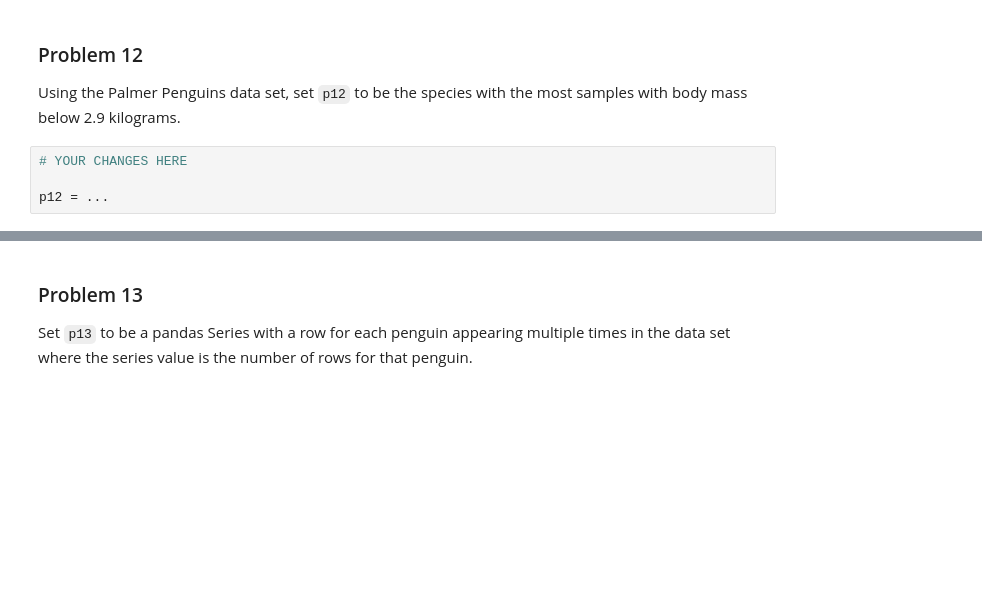
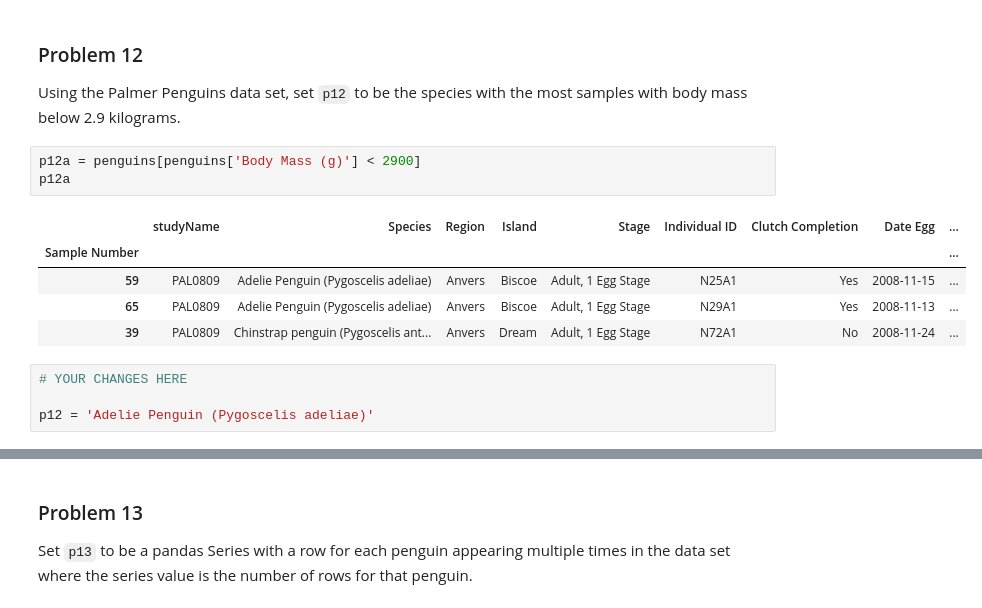
Before and after one commit to profjoshBU/dx602-homework-09, a Jupyter notebook: homework.ipynb, the cells around one changed output, grey strips where cells are left out. Cells and saved outputs as stored; diff of their text form; blank space fills up the shorter version.

```diff
--- a/homework.ipynb
+++ b/homework.ipynb
@@ -367,10 +379,19 @@ p11
 ### Problem 12
 
 Using the Palmer Penguins data set, set `p12` to be the species with the most samples with body mass below 2.9 kilograms.
+# %%
+p12a = penguins[penguins['Body Mass (g)'] < 2900]
+p12a
+# %% [output]
+|  | studyName | Species | Region | Island | Stage | Individual ID | Clutch Completion | Date Egg | ... |
+| Sample Number |  |  |  |  |  |  |  |  | ... |
+| 59 | PAL0809 | Adelie Penguin (Pygoscelis adeliae) | Anvers | Biscoe | Adult, 1 Egg Stage | N25A1 | Yes | 2008-11-15 | ... |
+| 65 | PAL0809 | Adelie Penguin (Pygoscelis adeliae) | Anvers | Biscoe | Adult, 1 Egg Stage | N29A1 | Yes | 2008-11-13 | ... |
+| 39 | PAL0809 | Chinstrap penguin (Pygoscelis ant... | Anvers | Dream | Adult, 1 Egg Stage | N72A1 | No | 2008-11-24 | ... |
 # %%
 # YOUR CHANGES HERE
 
-p12 = ...
+p12 = 'Adelie Penguin (Pygoscelis adeliae)'
 # %%
 # what stats could you use to check this answer?
 
```
Also changed, not shown: parts of 5 cells of this notebook.
